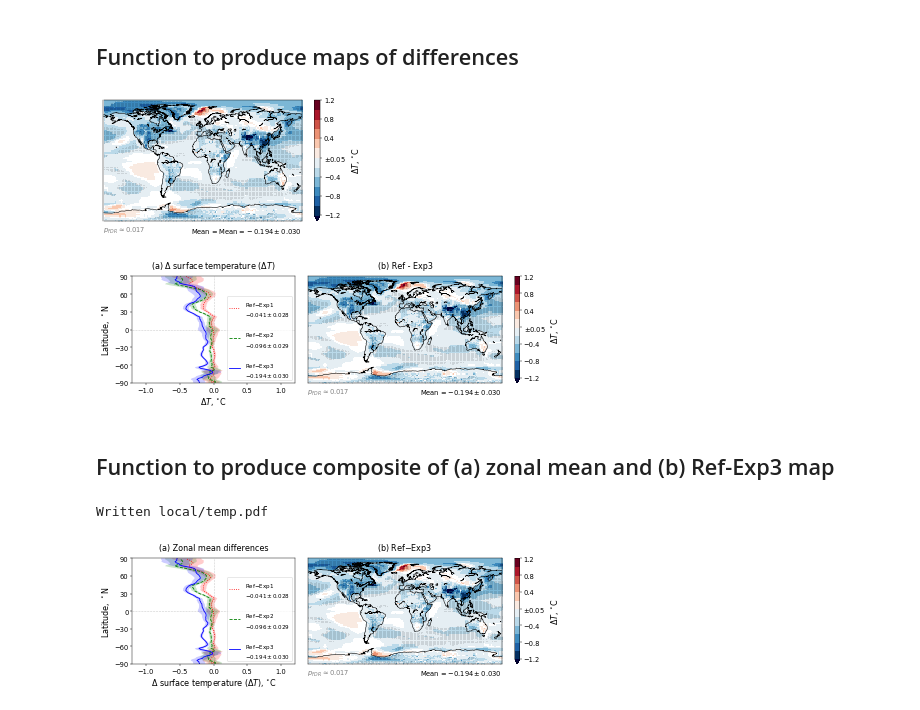
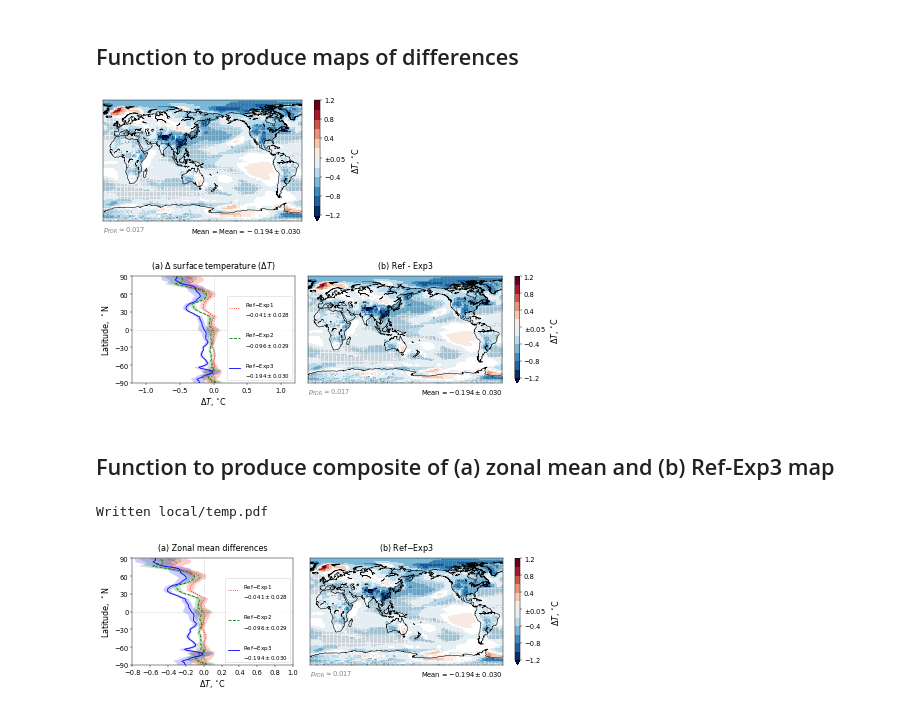
Before and after one commit to grandey/p17d-sulphur-eas-eqm, a Jupyter notebook: analysis_draft2018a/figures_draft2018a.ipynb, the cells around one changed output. Cells and saved outputs as stored; diff of their text form; code cells hidden in the pictures.

Commit message:
Apply zonal_mean_exp3_map()
Other changes include starting longitude for maps.

```diff
--- a/analysis_draft2018a/figures_draft2018a.ipynb
+++ b/analysis_draft2018a/figures_draft2018a.ipynb
@@ -68,7 +68,7 @@ sample_data = lib_draft2018a.load_output().isel(year=0)
 # Set sample data equal to one - here, we are just interested in lat-lon info
 sample_data[:] = 1.
 # Shift longitudes
-sample_data = climapy.xr_shift_lon(sample_data, lon_min=-179)
+sample_data = climapy.xr_shift_lon(sample_data, lon_min=-29)
 # Longitude and latitude data
 lon = sample_data['lon']
 lat = sample_data['lat']
@@ -335,14 +335,14 @@ def difference_map(variable='TS',
                                       f_or_b=f_or_b,
                                       season='annual',
                                       apply_sf=True)
-    data = climapy.xr_shift_lon(data, lon_min=-179.)  # shift longitudes
+    data = climapy.xr_shift_lon(data, lon_min=-29.)  # shift longitudes
     # Load data for reference scenario
     ref_data = lib_draft2018a.load_output(variable=variable,
                                           scenario=ref_scenario,
                                           f_or_b=f_or_b,
                                           season='annual',
                                           apply_sf=True)
-    ref_data = climapy.xr_shift_lon(ref_data, lon_min=-179.)  # shift longitudes
+    ref_data = climapy.xr_shift_lon(ref_data, lon_min=-29.)  # shift longitudes
     # Calculate means across time
     tm = data.mean(dim='year').data
     ref_tm = ref_data.mean(dim='year').data
@@ -375,7 +375,7 @@ def difference_map(variable='TS',
                    vmin=vlim[0], vmax=vlim[1], cmap=cmap, aspect='auto')
     ax.scatter(lon_sig, lat_sig, marker='.', s=0.05, c='k')
     # Annotate with p-value threshold
-    ax.text(-180, -105, r'$p_{{FDR}}\approx{:.3f}$'.format(p_fdr),
+    ax.text(lon0, -105, r'$p_{{FDR}}\approx{:.3f}$'.format(p_fdr),
             color='0.5', horizontalalignment='left', verticalalignment='center',
             fontsize='large')
     # Annotate with area-weighted mean
@@ -389,7 +389,7 @@ def difference_map(variable='TS',
         error_list.append(error)
     mean_diff = mean_list[0] - mean_list[1]
     error = float(np.sqrt(error_list[0]**2 + error_list[1]**2))  # combine errors
-    ax.text(180, -105, 'Mean = '+mean_format.format(mean_diff, error),
+    ax.text(lon0+360, -105, 'Mean = '+mean_format.format(mean_diff, error),
             color='k', horizontalalignment='right', verticalalignment='center',
             fontsize='large')
     # Colorbar
@@ -422,41 +422,42 @@ def difference_map(variable='TS',
 # Examples
 if True:
     # Example 1
     ax, im, tm_diff = difference_map()
     # Example 2
     fig = plt.figure(figsize=(12, 4))
     gs = gridspec.GridSpec(1, 2, width_ratios=[2, 3])
     variable = 'TS'
     f_or_b='b'
     xlabel = '{}, {}'.format(variable_symbol_dict[variable],
                              variable_units_dict[variable])
     xlim = [-1.2, 1.2]
     mean_format='${:+.3f}\pm{:.3f}$'
     title = '(a) {} ({})'.format(variable_long_dict[variable],
                                  variable_symbol_dict[variable])
     ax = zonal_mean_line_plot(variable=variable, f_or_b=f_or_b,
                               xlabel=xlabel, xlim=xlim,
                               ylabel=True, mean_format=mean_format,
                               title=title,
                               ax=plt.subplot(gs[0, 0]))
     nlev = 12
     whiteout = '0.05'
     ax, im, tm_diff = difference_map(variable=variable, f_or_b=f_or_b,
                                      ref_scenario='2000', scenario='eas0c',
                                      vlim=xlim, whiteout=whiteout,
-                                     cmap_name='RdBu_r', nlev=12, colorbar=True,
+                                     cmap_name='RdBu_r', nlev=nlev, colorbar=True,
                                      mean_format=mean_format,
                                      title='(b) Ref - Exp3',
                                      ax=plt.subplot(gs[0, 1]))
     fig.tight_layout()
 # %% [output]
-[figure, old version]
+[figure, new version]
-[figure, old version]
+[figure, new version]
 # %% [markdown]
 ## Function to produce composite of (a) zonal mean and (b) Ref-Exp3 map
 # %%
 def zonal_mean_exp3_map(variable='TS', f_or_b='b',
-                        xlim=[-1.2, 1.2], whiteout='0.05',
+                        xlim=[-0.8, 1.0],
+                        vlim=[-1.2, 1.2], whiteout='0.05',
                         cmap_name='RdBu_r', nlev=12,
                         mean_format='${:+.3f}\pm{:.3f}$',
                         file_prefix=None):
@@ -464,9 +465,8 @@ def zonal_mean_exp3_map(variable='TS', f_or_b='b',
     fig = plt.figure(figsize=(12, 4))
     gs = gridspec.GridSpec(1, 2, width_ratios=[2, 3])
     # (a) Zonal mean
-    xlabel = '{} ({}), {}'.format(variable_long_dict[variable],
-                                  variable_symbol_dict[variable],
-                                  variable_units_dict[variable])
+    xlabel = '{}, {}'.format(variable_symbol_dict[variable],
+                             variable_units_dict[variable])
     title = '(a) Zonal mean differences'
     ax = zonal_mean_line_plot(variable=variable, f_or_b=f_or_b,
                               xlabel=xlabel, xlim=xlim,
@@ -476,8 +476,8 @@ def zonal_mean_exp3_map(variable='TS', f_or_b='b',
     # (b) Ref - Exp3 map
     ax, im, tm_diff = difference_map(variable=variable, f_or_b=f_or_b,
                                      ref_scenario='2000', scenario='eas0c',
-                                     vlim=xlim, whiteout=whiteout,
-                                     cmap_name=cmap_name, nlev=12, colorbar=True,
+                                     vlim=vlim, whiteout=whiteout,
+                                     cmap_name=cmap_name, nlev=nlev, colorbar=True,
                                      mean_format=mean_format,
                                      title='(b) Ref$-$Exp3',
                                      ax=plt.subplot(gs[0, 1]))
@@ -494,4 +494,4 @@ if True:
     zonal_mean_exp3_map(file_prefix='temp')
 # %% [output]
 Written local/temp.pdf
-[figure, old version]
+[figure, new version]
```
Also changed, not shown: parts of 10 cells of this notebook.
